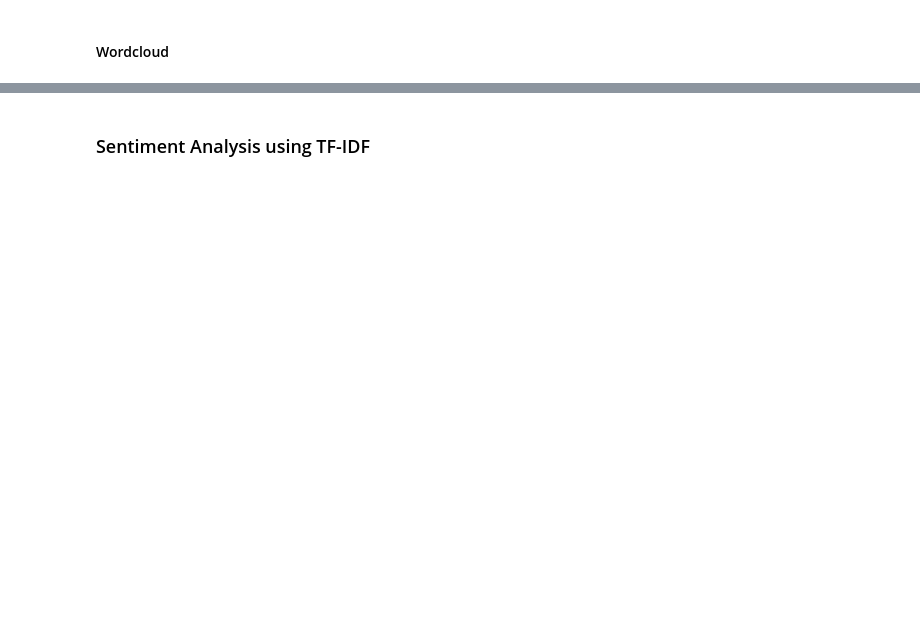
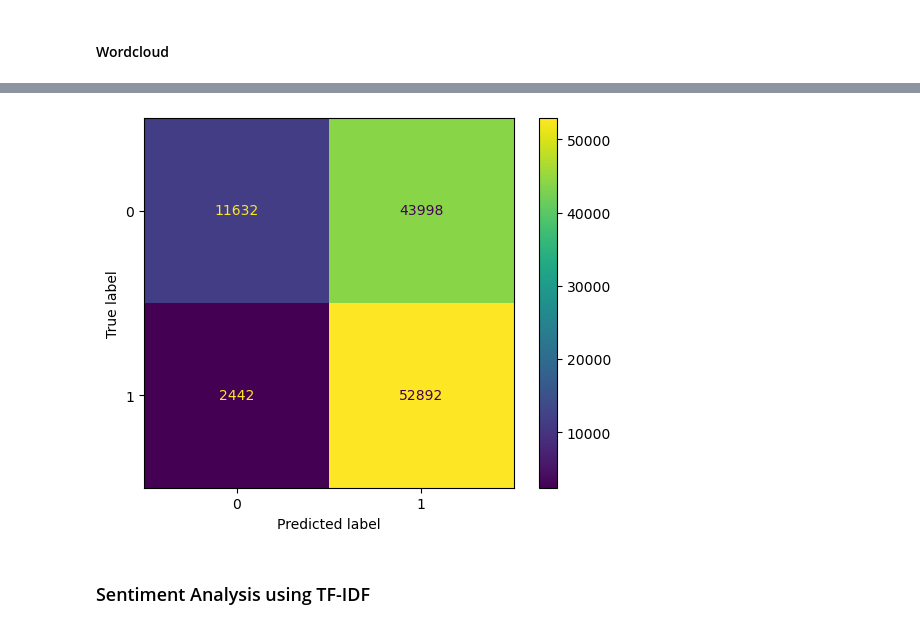
Before and after one commit to lavkushsingh31/NLP_Codes, a Jupyter notebook: Practice Udemy - Introduction to NLP IV.ipynb, the cells around one changed output, grey strips where cells are left out. Drawn from its saved outputs; the diff is of its cells as text; code cells hidden in the pictures; blank space fills up the shorter version.

```diff
--- a/Practice Udemy - Introduction to NLP IV.ipynb
+++ b/Practice Udemy - Introduction to NLP IV.ipynb
@@ -345,0 +382,3 @@ nltk_sentiment_classifier.polarity_scores('I will got to market')
+# %%
+X_train_modelling = X_train_df['X_train_cleaned'].values
+y_train_modelling = X_train_df['y_train'].values
@@ -345,0 +395,17 @@ nltk_sentiment_classifier.polarity_scores('I will got to market')
+# %%
+def nltk_sentiment_predictor(data):
+
+    predicted_sentiment = []
+
+    for tweet in data:
+
+        sentiments = nltk_sentiment_classifier.polarity_scores(tweet)
+
+        if sentiments['neg'] >= 0.4:
+            predicted_sentiment.append(0)
+        else:
+            predicted_sentiment.append(4) # neutral sentiment is also considered as positive
+
+    return predicted_sentiment
+# %%
+y_pred_train_nltk = nltk_sentiment_predictor(X_train_modelling)
@@ -346,2 +429,9 @@ nltk_sentiment_classifier.polarity_scores('I will got to market')
+# %%
+cm = confusion_matrix(y_train_modelling, np.array(y_pred_train_nltk))
+disp = ConfusionMatrixDisplay(cm)
+disp.plot()
+plt.show();
+# %% [output]
+[figure, added]
 # %% [markdown]
 ### Sentiment Analysis using TF-IDF
```
Also changed, not shown: parts of 87 cells of this notebook.
